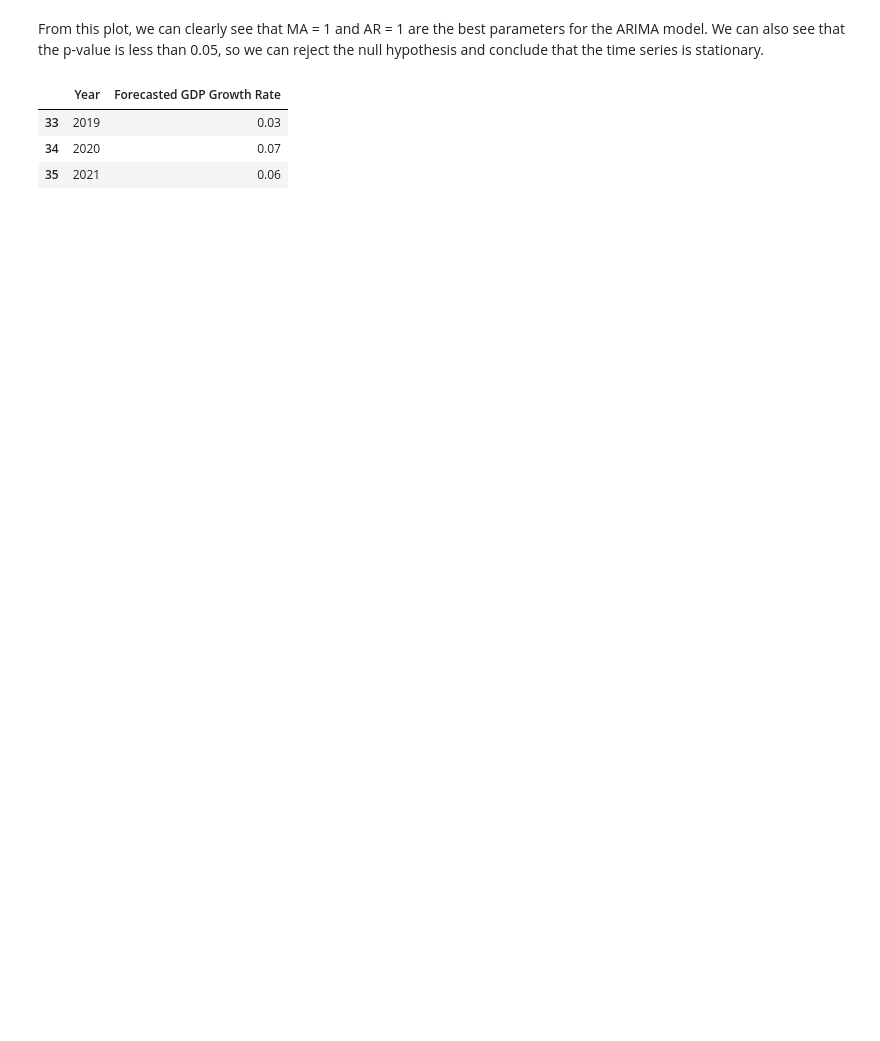
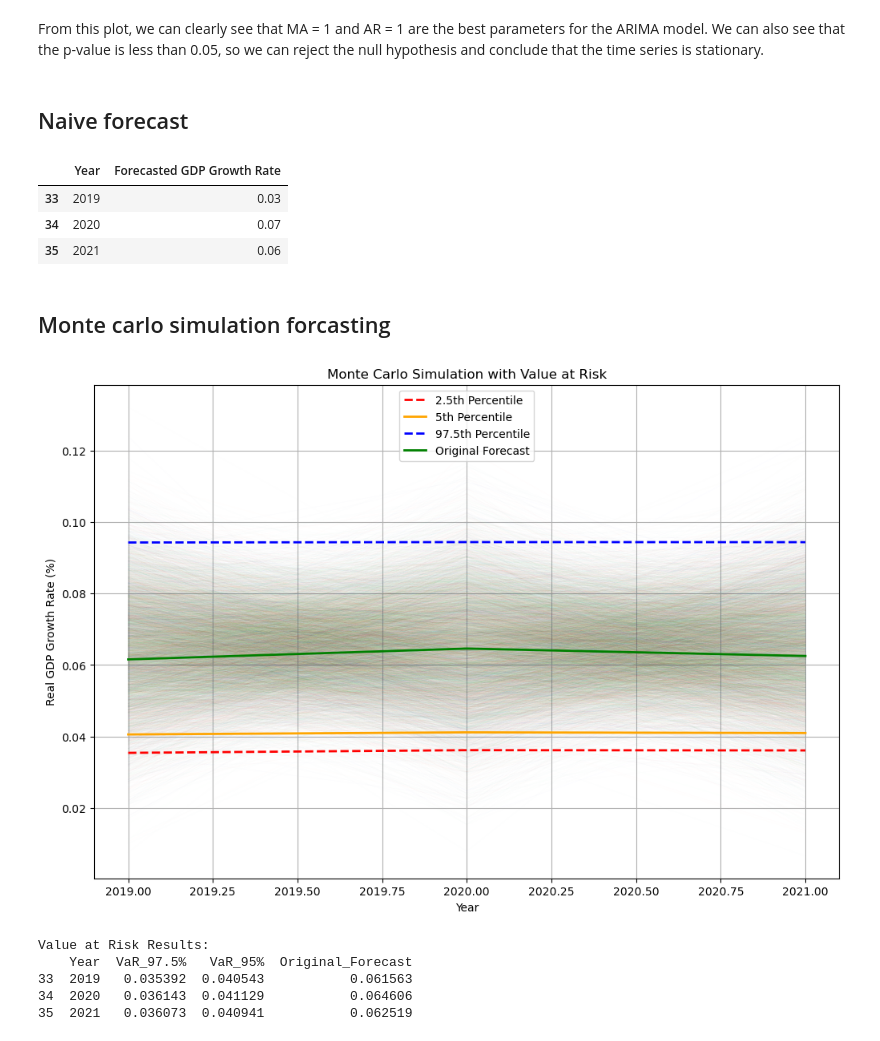
Before and after one commit to dohuyduc2002/Credit-Risk-TS, a Jupyter notebook: df1.ipynb, the cells around one changed output. Cells and saved outputs as stored; diff of their text form; code cells hidden in the pictures; blank space fills up the shorter version.

```diff
--- a/df1.ipynb
+++ b/df1.ipynb
@@ -108,7 +108,9 @@ plt.show()
 # %% [markdown]
 From this plot, we can clearly see that MA = 1 and AR = 1 are the best parameters for the ARIMA model. We can also see that the p-value is less than 0.05, so we can reject the null hypothesis and conclude that the time series is stationary.
+# %% [markdown]
+## Naive forecast
 # %%
-model = ARIMA(gdp_growth_rate, order=(1, 1, 1))
+model = sm.tsa.arima.ARIMA(gdp_growth_rate, order=(1, 1, 1))
 fitted_model = model.fit()
 
 forecast_years = [2019, 2020, 2021]
@@ -131,3 +133,5 @@ forecast_results
 | 33 | 2019 | 0.03 |
 | 34 | 2020 | 0.07 |
 | 35 | 2021 | 0.06 |
+# %% [markdown]
+## Monte carlo simulation forcasting
@@ -133,0 +148,55 @@ forecast_results
+# %%
+n_simulations = 10000
+n_years = 3
+years = list(range(2019, 2022))
+
+mean_gdp = df['Real GDP growth rate'].mean()
+std_gdp = df['Real GDP growth rate'].std()
+
+np.random.seed(42)
+simulations = np.random.normal(
+    loc=mean_gdp,
+    scale=std_gdp,
+    size=(n_simulations, n_years)
+)
+
+
+percentile_2_5 = np.percentile(simulations, 2.5, axis=0)
+percentile_5 = np.percentile(simulations, 5, axis=0)
+percentile_97_5 = np.percentile(simulations, 97.5, axis=0)
+
+
+plt.figure(figsize=(12, 8))
+colors = plt.cm.rainbow(np.linspace(0, 1, n_simulations))
+
+for i, sim in enumerate(simulations):
+    plt.plot(years, sim, color=colors[i], alpha=0.01, linewidth=0.5)
+
+plt.plot(years, percentile_2_5, 'r--', linewidth=2, label='2.5th Percentile')
+plt.plot(years, percentile_5, 'orange', linewidth=2, label='5th Percentile')
+plt.plot(years, percentile_97_5, 'b--', linewidth=2, label='97.5th Percentile')
+plt.plot(years, forecast_values, 'g-', linewidth=2, label='Original Forecast')
+
+plt.title('Monte Carlo Simulation with Value at Risk')
+plt.xlabel('Year')
+plt.ylabel('Real GDP Growth Rate (%)')
+plt.legend()
+plt.grid(True)
+plt.show()
+
+
+results_df = pd.DataFrame({
+    'Year': years,
+    'VaR_97.5%': percentile_2_5,
+    'VaR_95%': percentile_5,
+    'Original_Forecast': forecast_values
+})
+print("\nValue at Risk Results:")
+print(results_df)
+# %% [output]
+[figure, added]
+Value at Risk Results:
+    Year  VaR_97.5%   VaR_95%  Original_Forecast
+33  2019   0.035392  0.040543           0.061563
+34  2020   0.036143  0.041129           0.064606
+35  2021   0.036073  0.040941           0.062519
```
Also changed, not shown: parts of 3 cells of this notebook, 2 other files.
